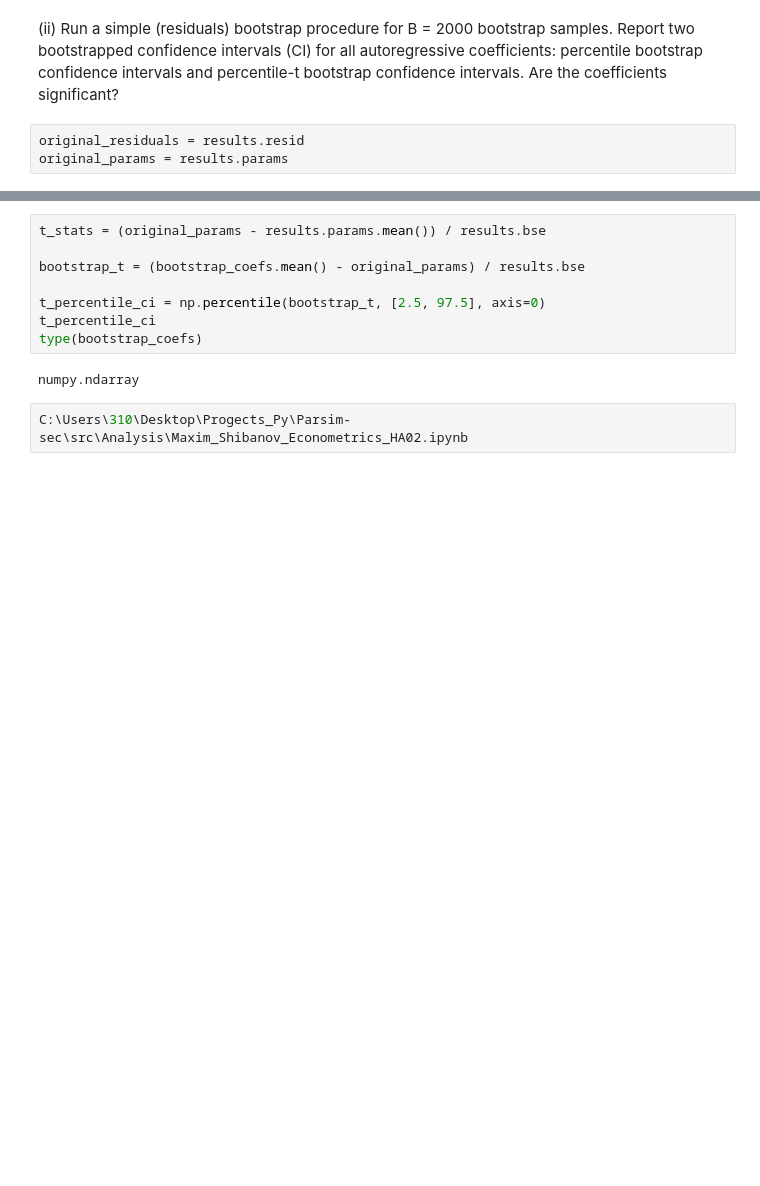
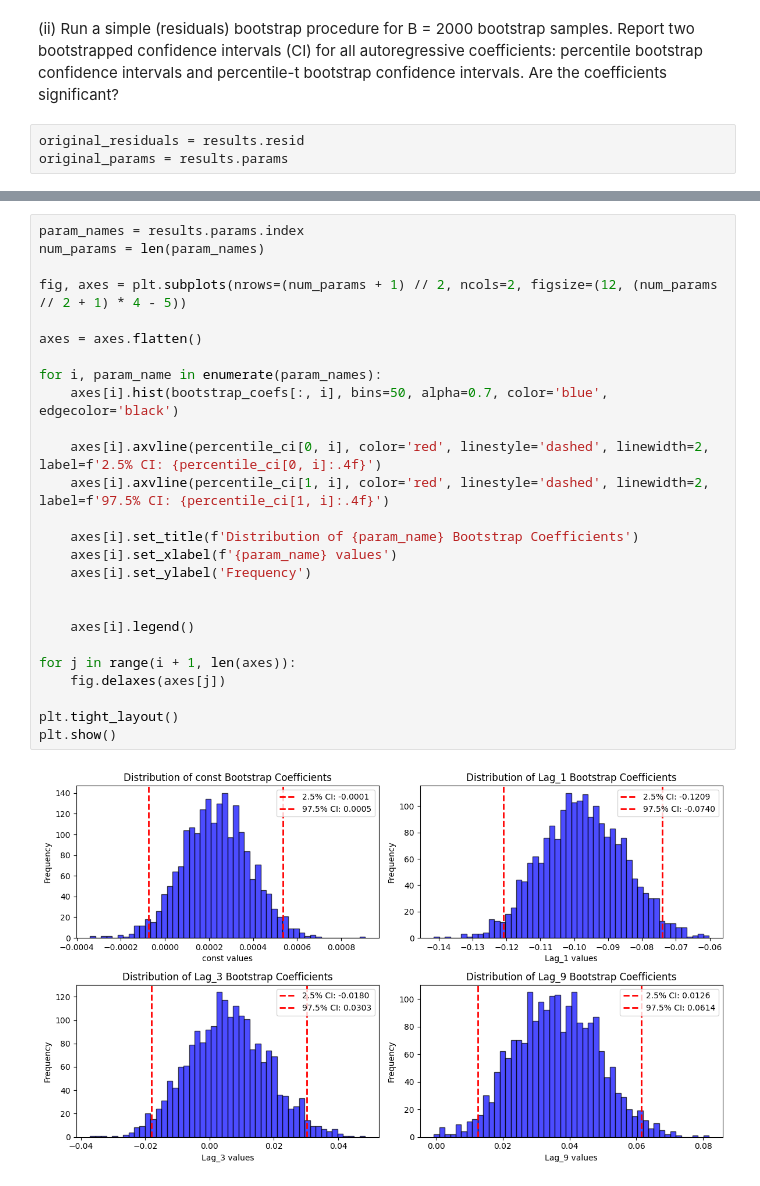
Before and after one commit to LeatherBag011235/Studying-stuff, a Jupyter notebook: Maxim_Shibanov_Econometrics_HA02.ipynb, the cells around one changed output, grey strips where cells are left out. Cells and saved outputs as stored; diff of their text form; blank space fills up the shorter version.

```diff
--- a/Maxim_Shibanov_Econometrics_HA02.ipynb
+++ b/Maxim_Shibanov_Econometrics_HA02.ipynb
@@ -215,12 +207,28 @@ Percentile CI for Lag_9: [0.0113, 0.0601]
-# %%
-t_stats = (original_params - results.params.mean()) / results.bse
-
-bootstrap_t = (bootstrap_coefs.mean() - original_params) / results.bse
-
-t_percentile_ci = np.percentile(bootstrap_t, [2.5, 97.5], axis=0)
-t_percentile_ci
-type(bootstrap_coefs)
-# %% [output]
-numpy.ndarray
-# %%
-C:\Users\310\Desktop\Progects_Py\Parsim-sec\src\Analysis\Maxim_Shibanov_Econometrics_HA02.ipynb
+# %%
+param_names = results.params.index
+num_params = len(param_names)
+
+fig, axes = plt.subplots(nrows=(num_params + 1) // 2, ncols=2, figsize=(12, (num_params // 2 + 1) * 4 - 5))
+
+axes = axes.flatten()
+
+for i, param_name in enumerate(param_names):
+    axes[i].hist(bootstrap_coefs[:, i], bins=50, alpha=0.7, color='blue', edgecolor='black')
+
+    axes[i].axvline(percentile_ci[0, i], color='red', linestyle='dashed', linewidth=2, label=f'2.5% CI: {percentile_ci[0, i]:.4f}')
+    axes[i].axvline(percentile_ci[1, i], color='red', linestyle='dashed', linewidth=2, label=f'97.5% CI: {percentile_ci[1, i]:.4f}')
+
+    axes[i].set_title(f'Distribution of {param_name} Bootstrap Coefficients')
+    axes[i].set_xlabel(f'{param_name} values')
+    axes[i].set_ylabel('Frequency')
+
+
+    axes[i].legend()
+
+for j in range(i + 1, len(axes)):
+    fig.delaxes(axes[j])
+
+plt.tight_layout()
+plt.show()
+# %% [output]
+[figure, added]
```
Also changed, not shown: parts of 11 cells of this notebook.
